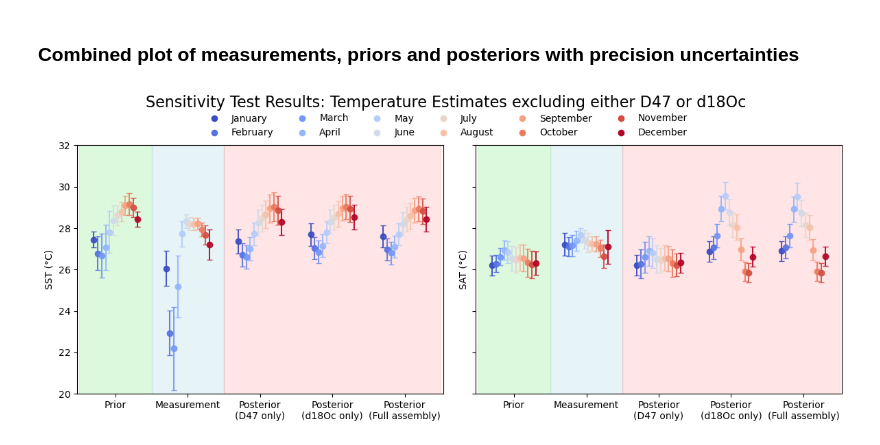
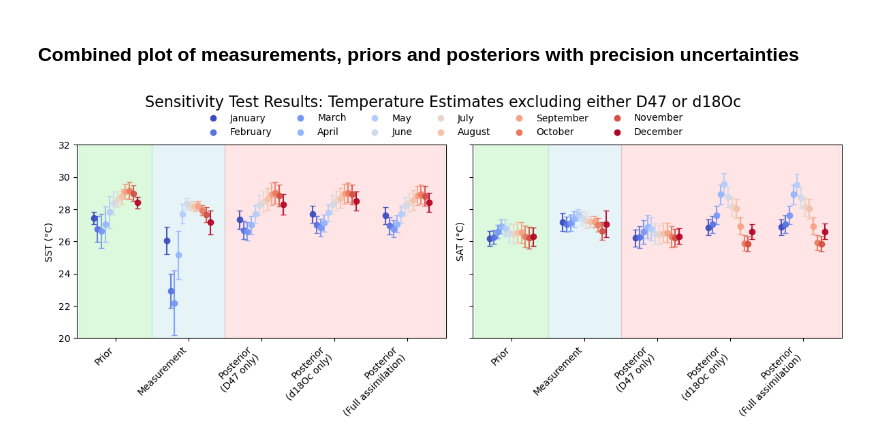
Before and after one commit to nielsjdewinter/SeasonalDA_script, a Jupyter notebook: Seasonal_DA_Modern_Panama_SST_SAT_SSS_precip_D47_d18Oc_only_plot.ipynb, the cells around one changed output. Saved outputs shown, nothing was run; the diff lists cells and outputs as text; code cells hidden in the pictures.

Commit message:
Small update to plots

```diff
--- a/Seasonal_DA_Modern_Panama_SST_SAT_SSS_precip_D47_d18Oc_only_plot.ipynb
+++ b/Seasonal_DA_Modern_Panama_SST_SAT_SSS_precip_D47_d18Oc_only_plot.ipynb
@@ -12,14 +12,14 @@ from matplotlib.patches import Rectangle # The 'Rectangle' function is used to a
 # %%
 D47_only_outcomes = pd.read_csv("Sensitivity_D47_d18Oc_only/D47_only_outcomes.csv")
 d18Oc_only_outcomes = pd.read_csv("Sensitivity_D47_d18Oc_only/d18Oc_only_outcomes.csv")
-full_assembly_outcomes = pd.read_csv("Sensitivity_SSS_SST_measurements_as_priors/Model_priors_outcomes.csv")
+full_assimilation_outcomes = pd.read_csv("Sensitivity_SSS_SST_measurements_as_priors/Model_priors_outcomes.csv")
 
 # Combine outcomes
 Combined_outcomes = pd.concat(
     [
         D47_only_outcomes.assign(source="D47 only"),
         d18Oc_only_outcomes.assign(source="d18Oc only"),
-        full_assembly_outcomes.assign(source="Full assembly")
+        full_assimilation_outcomes.assign(source="Full assimilation")
     ],
     ignore_index=True,
 )
@@ -34,8 +34,8 @@ SST_outcomes = {
     'SST_std_post_D47_only': D47_only_outcomes["std_post_SST"],
     'SST_mu_post_d18Oc_only': d18Oc_only_outcomes["mu_post_SST"],
     'SST_std_post_d18Oc_only': d18Oc_only_outcomes["std_post_SST"],
-    'SST_mu_post_full_assembly': full_assembly_outcomes["mu_post_SST"],
-    'SST_std_post_full_assembly': full_assembly_outcomes["std_post_SST"]
+    'SST_mu_post_full_assimilation': full_assimilation_outcomes["mu_post_SST"],
+    'SST_std_post_full_assimilation': full_assimilation_outcomes["std_post_SST"]
 }
 
 # Create SAT dataframe for plotting
@@ -48,8 +48,8 @@ SAT_outcomes = {
     'SAT_std_post_D47_only': D47_only_outcomes["std_post_SAT"],
     'SAT_mu_post_d18Oc_only': d18Oc_only_outcomes["mu_post_SAT"],
     'SAT_std_post_d18Oc_only': d18Oc_only_outcomes["std_post_SAT"],
-    'SAT_mu_post_full_assembly': full_assembly_outcomes["mu_post_SAT"],
-    'SAT_std_post_full_assembly': full_assembly_outcomes["std_post_SAT"]
+    'SAT_mu_post_full_assimilation': full_assimilation_outcomes["mu_post_SAT"],
+    'SAT_std_post_full_assimilation': full_assimilation_outcomes["std_post_SAT"]
 }
 
 # Create the Pandas DataFrames
@@ -62,15 +62,15 @@ fig, (ax1, ax3) = plt.subplots(1, 2, figsize=(12, 5), sharey=True)
 fig.subplots_adjust(hspace=0.3)
 
 # Columns to plot (mu + corresponding std) and nicer xlabels
-mu_cols_sst = ["SST_mu_prior", "SST_mu_measurement", "SST_mu_post_D47_only", "SST_mu_post_d18Oc_only", "SST_mu_post_full_assembly"]
-std_cols_sst = ["SST_std_prior", "SST_std_measurement", "SST_std_post_D47_only", "SST_std_post_d18Oc_only", "SST_std_post_full_assembly"]
-mu_cols_sat = ["SAT_mu_prior", "SAT_mu_measurement", "SAT_mu_post_D47_only", "SAT_mu_post_d18Oc_only", "SAT_mu_post_full_assembly"]
-std_cols_sat = ["SAT_std_prior", "SAT_std_measurement", "SAT_std_post_D47_only", "SAT_std_post_d18Oc_only", "SAT_std_post_full_assembly"]
+mu_cols_sst = ["SST_mu_prior", "SST_mu_measurement", "SST_mu_post_D47_only", "SST_mu_post_d18Oc_only", "SST_mu_post_full_assimilation"]
+std_cols_sst = ["SST_std_prior", "SST_std_measurement", "SST_std_post_D47_only", "SST_std_post_d18Oc_only", "SST_std_post_full_assimilation"]
+mu_cols_sat = ["SAT_mu_prior", "SAT_mu_measurement", "SAT_mu_post_D47_only", "SAT_mu_post_d18Oc_only", "SAT_mu_post_full_assimilation"]
+std_cols_sat = ["SAT_std_prior", "SAT_std_measurement", "SAT_std_post_D47_only", "SAT_std_post_d18Oc_only", "SAT_std_post_full_assimilation"]
 
 # Horizontal axis layout prep
 x = np.arange(len(mu_cols_sst))
 x_offsets = np.linspace(-0.3, 0.3, len(SST_outcomes_df.index))
-xlabels = ["Prior", "Measurement", "Posterior\n(D47 only)", "Posterior\n(d18Oc only)", "Posterior\n(Full assembly)"]
+xlabels = ["Prior", "Measurement", "Posterior\n(D47 only)", "Posterior\n(d18Oc only)", "Posterior\n(Full assimilation)"]
 
 # colour map for test cases (rows)
 months = ["January", "February", "March", "April", "May", "June", "July", "August", "September", "October", "November", "December"]
@@ -121,7 +121,7 @@ ax1.add_patch(
     )
 )
 ax1.set_xticks(x)
-ax1.set_xticklabels(xlabels)
+ax1.set_xticklabels(xlabels, rotation=45, ha='right')
 ax1.set_ylabel("SST (°C)")
 
 # Plot SAT outcomes
@@ -145,32 +145,32 @@ ax3.add_patch(
     Rectangle(
         (0.5, ax3.get_ylim()[0]),  # (x,y)
         1,                          # width
         ax3.get_ylim()[1] - ax3.get_ylim()[0],  # height
         color='lightblue',
         alpha=0.3,
     )
 )
 # Add light red rectangle to highlight posteriors
 ax3.add_patch(
     Rectangle(
         (1.5, ax3.get_ylim()[0]),  # (x,y)
         3,         # width
         ax3.get_ylim()[1] - ax3.get_ylim()[0],  # height
         color='red',
         alpha=0.1,
     )
 )
 ax3.set_xticks(x)
-ax3.set_xticklabels(xlabels)
+ax3.set_xticklabels(xlabels, rotation=45, ha='right')
 ax3.set_ylabel("SAT (°C)")
 
 # build shared legend (ordered according to legend_labels)
 proxy_handles = [Line2D([0], [0], marker='o', color='w', markerfacecolor=colors[i], markersize=8, linestyle='')
                  for i in range(len(legend_labels))]
 fig.legend(proxy_handles, legend_labels, loc="upper center", bbox_to_anchor=(0.5, 0.95), ncol=6, frameon=False)
 
 plt.suptitle('Sensitivity Test Results: Temperature Estimates excluding either D47 or d18Oc', fontsize=16)
 plt.tight_layout(rect=[0, 0, 1, 0.95])
 plt.show()
 # %% [output]
-[figure, old version]
+[figure, new version]
```
Also changed, not shown: 4 other files.
